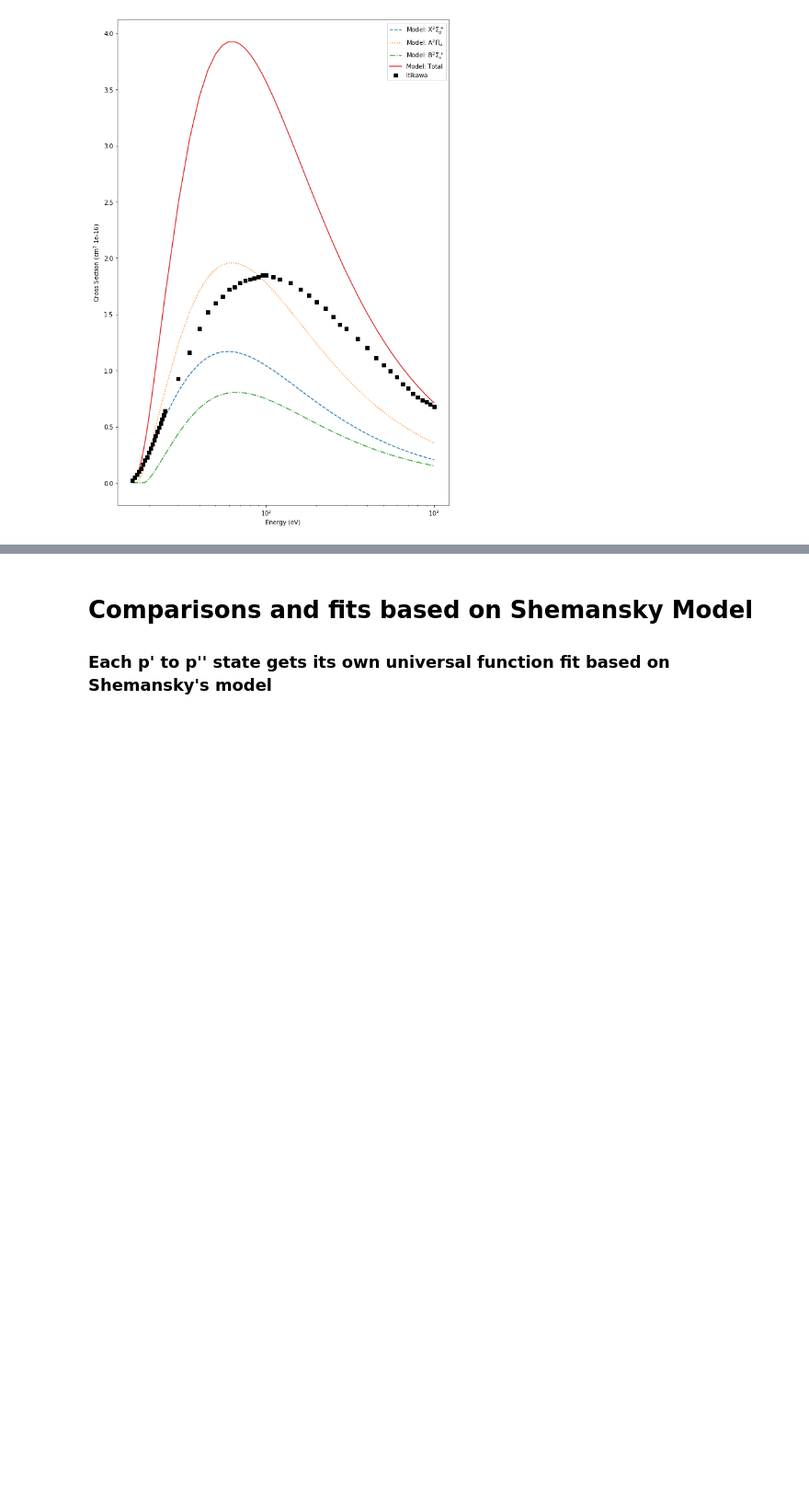
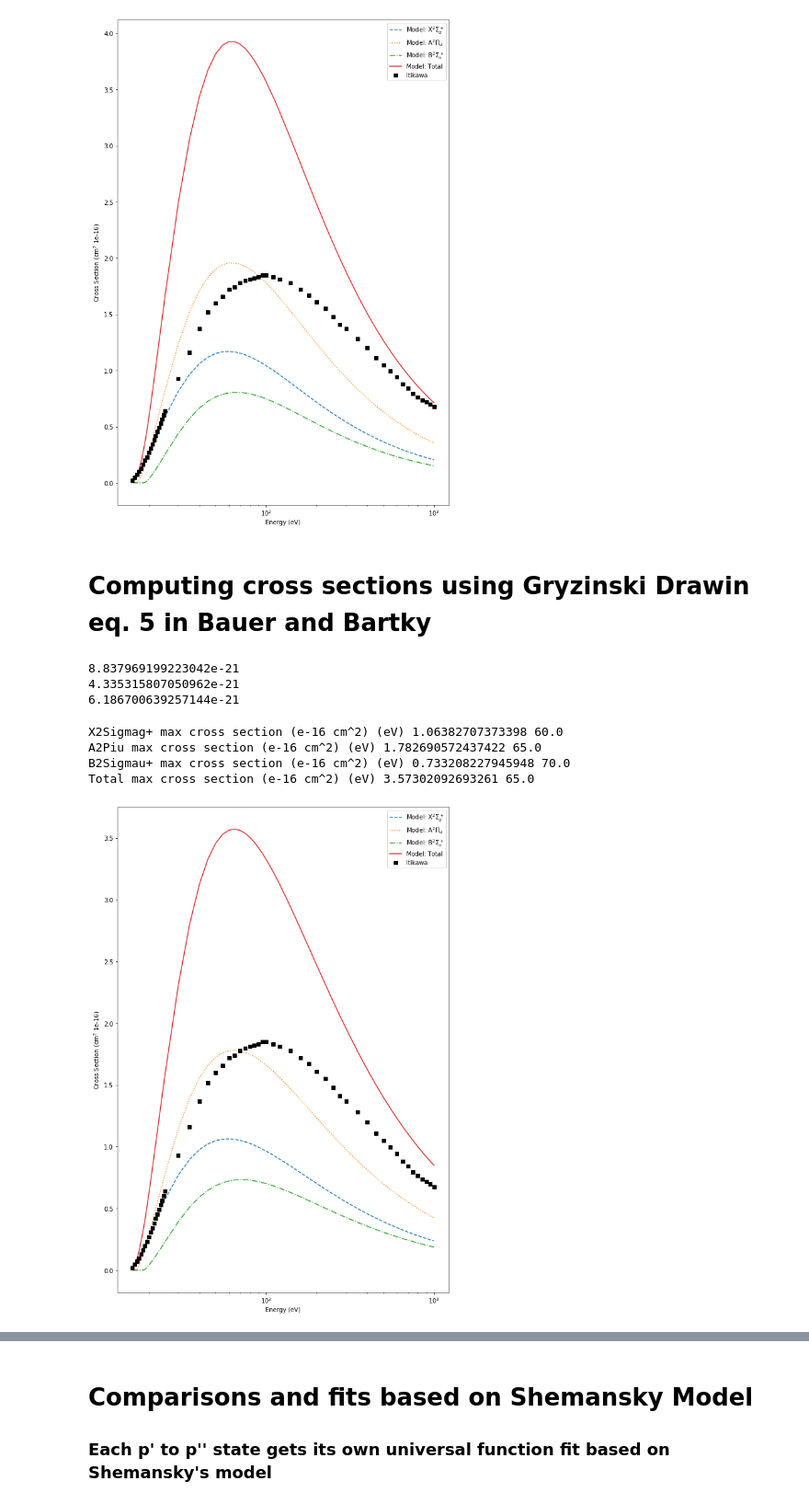
Before and after one commit to USNavalResearchLaboratory/nepc, a Jupyter notebook: nepc/methods/pcs/pcs-optimize.ipynb, the cells around one changed output, grey strips where cells are left out. Shown at 92% size. Cells and saved outputs as stored; diff of their text form; code cells hidden in the pictures; blank space fills up the shorter version.

Commit message:
computed gryzinski_dr in pcs-optimize

```diff
--- a/nepc/methods/pcs/pcs-optimize.ipynb
+++ b/nepc/methods/pcs/pcs-optimize.ipynb
@@ -402,3 +401,5 @@ ax.legend()
 plt.show()
 # %% [output]
 [figure]
+# %% [markdown]
+# Computing cross sections using Gryzinski Drawin eq. 5 in Bauer and Bartky
@@ -404,0 +408,48 @@ plt.show()
+# %%
+partial_sigma_gryz_dr = []
+"""partial_cross_sections[p][pp][vp][vpp][energy/cross section]"""
+for p in np.arange(1):
+    partial_sigma_gryz_dr.append([])
+    for pp in np.arange(len(pp_list)):
+        partial_sigma_gryz_dr[p].append([])
+        for vp in np.arange(9):
+            partial_sigma_gryz_dr[p][pp].append([])
+            if type(fcf_closure_matrix[p][pp][vp])==int:
+                for vpp in np.arange(fcf_closure_matrix[p][pp][vp]+1):
+                    partial_sigma_gryz_dr[p][pp][vp].append(gryzinski_dr(p_list[p], pp_list[pp], vp, vpp, fcf[p][pp][vp][vpp], INCIDENT_ENERGY, epsilon=15.581))
+# %%
+print(partial_sigma_gryz_dr[0][0][0][0][1][33])
+print(partial_sigma_gryz_dr[0][1][0][0][1][33])
+print(partial_sigma_gryz_dr[0][2][0][0][1][33])
+# %% [output]
+8.837969199223042e-21
+4.335315807050962e-21
+6.186700639257144e-21
+# %%
+sigma_xx_gryz_dr = (partial_sigma_gryz_dr[0][0][0][0][1]+partial_sigma_gryz_dr[0][0][0][1][1])*1.0E20
+sigma_xa_gryz_dr = (partial_sigma_gryz_dr[0][1][0][0][1]+partial_sigma_gryz_dr[0][1][0][1][1]+partial_sigma_gryz_dr[0][1][0][2][1]+partial_sigma_gryz_dr[0][1][0][3][1]+partial_sigma_gryz_dr[0][1][0][4][1]+partial_sigma_gryz_dr[0][1][0][5][1])*1.0E20
+sigma_xb_gryz_dr = (partial_sigma_gryz_dr[0][2][0][0][1]+partial_sigma_gryz_dr[0][2][0][1][1])*1.0E20
+
+print('X2Sigmag+ max cross section (e-16 cm^2) (eV)', max(sigma_xx_gryz_dr), INCIDENT_ENERGY[np.argmax(sigma_xx_gryz_dr)])
+print('A2Piu max cross section (e-16 cm^2) (eV)', max(sigma_xa_gryz_dr), INCIDENT_ENERGY[np.argmax(sigma_xa_gryz_dr)])
+print('B2Sigmau+ max cross section (e-16 cm^2) (eV)', max(sigma_xb_gryz_dr), INCIDENT_ENERGY[np.argmax(sigma_xb_gryz_dr)])
+print('Total max cross section (e-16 cm^2) (eV)', max(sigma_xx_gryz_dr+sigma_xa_gryz_dr+sigma_xb_gryz_dr), INCIDENT_ENERGY[np.argmax(sigma_xx_gryz_dr+sigma_xa_gryz_dr+sigma_xb_gryz_dr)])
+# %% [output]
+X2Sigmag+ max cross section (e-16 cm^2) (eV) 1.06382707373398 60.0
+A2Piu max cross section (e-16 cm^2) (eV) 1.782690572437422 65.0
+B2Sigmau+ max cross section (e-16 cm^2) (eV) 0.733208227945948 70.0
+Total max cross section (e-16 cm^2) (eV) 3.57302092693261 65.0
+# %%
+fig, ax = plt.subplots(1, figsize=(10,15))
+ax.plot(INCIDENT_ENERGY, (partial_sigma_gryz_dr[0][0][0][0][1]+partial_sigma_gryz_dr[0][0][0][1][1])*1.0E20, '--', label='Model: X$^2\Sigma_g^+$')
+ax.plot(INCIDENT_ENERGY, (partial_sigma_gryz_dr[0][1][0][0][1]+partial_sigma_gryz_dr[0][1][0][1][1]+partial_sigma_gryz_dr[0][1][0][2][1]+partial_sigma_gryz_dr[0][1][0][3][1]+partial_sigma_gryz_dr[0][1][0][4][1]+partial_sigma_gryz_dr[0][1][0][5][1])*1.0E20, ':', label='Model: A$^2\Pi_u$')
+ax.plot(INCIDENT_ENERGY, (partial_sigma_gryz_dr[0][2][0][0][1]+partial_sigma_gryz_dr[0][2][0][1][1])*1.0E20, '-.', label='Model: B$^2\Sigma_u^+$')
+ax.plot(INCIDENT_ENERGY, (partial_sigma_gryz_dr[0][0][0][0][1]+partial_sigma_gryz_dr[0][0][0][1][1]+partial_sigma_gryz_dr[0][1][0][0][1]+partial_sigma_gryz_dr[0][1][0][1][1]+partial_sigma_gryz_dr[0][1][0][2][1]+partial_sigma_gryz_dr[0][1][0][3][1]+partial_sigma_gryz_dr[0][1][0][4][1]+partial_sigma_gryz_dr[0][1][0][5][1]+partial_sigma_gryz_dr[0][2][0][0][1]+partial_sigma_gryz_dr[0][2][0][1][1])*1.0E20, label='Model: Total')
+ax.plot(INCIDENT_ENERGY, ITIKAWA, 'ks', label='Itikawa')
+ax.set_xscale('log')
+ax.set_ylabel('Cross Section (cm$^2$ 1e-16)')
+ax.set_xlabel('Energy (eV)')
+ax.legend()
+plt.show()
+# %% [output]
+[figure, added]
```
Also changed, not shown: parts of 7 cells of this notebook, 1 other file.
